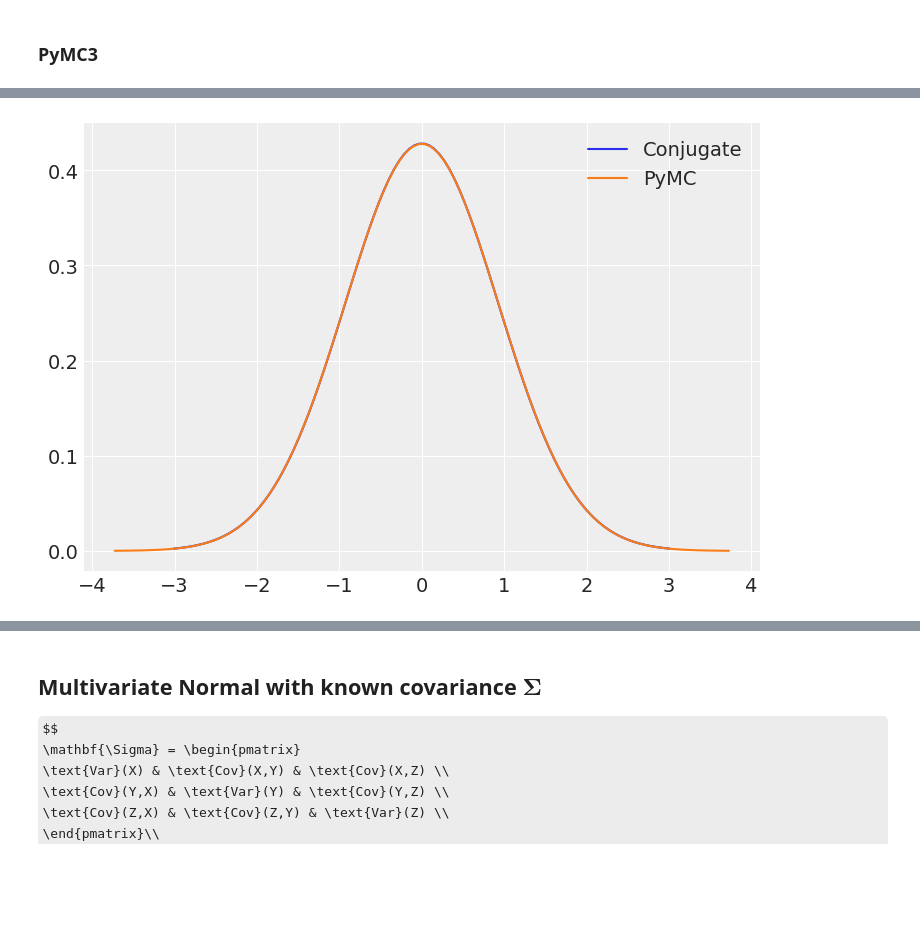
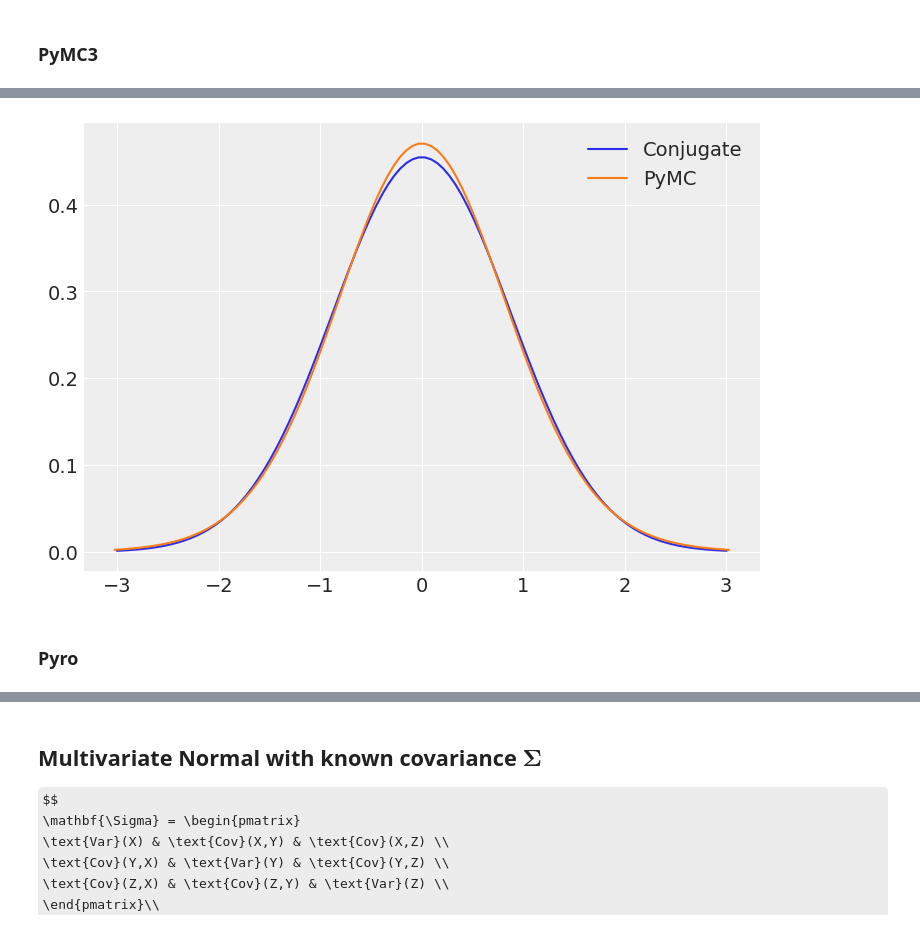
Before and after one commit to patrick-pagni/whats_your_bench, a Jupyter notebook: notebooks/conjugate-priors.ipynb, the cells around one changed output, grey strips where cells are left out. Cells and saved outputs as stored; diff of their text form; code cells hidden in the pictures; some formulas as TeX source; blank space fills up the shorter version.

```diff
--- a/notebooks/conjugate-priors.ipynb
+++ b/notebooks/conjugate-priors.ipynb
@@ -291,10 +291,11 @@ plt.show();
 # %%
 with pm.Model() as m:
     # Priors for unknown model parameters
-    sigma = pm.HalfNormal("sigma", sigma = 1)
+    nu = pm.HalfNormal("nu", sigma = 10)
+    sigma = pm.HalfNormal("sigma", sigma = 10)
 
     # Likelihood
-    obs = pm.Normal("obs", mu = 0, sigma = sigma, observed = X)
+    obs = pm.StudentT("obs", nu = nu, mu = 0, sigma = sigma, observed = X)
 
     idata = pm.sample_prior_predictive()
     idata.extend(pm.sample())
@@ -328,21 +317,23 @@ az.plot_ppc(
 # %%
 post = idata.posterior
 
-post_std = post["sigma"].mean().round(4).values
+post_scale = post["sigma"].mean().values
+post_nu = post["nu"].mean().values
 
 # Exact calculation
 conj_std = np.sqrt(posterior_alpha/(posterior_alpha-2))
 z1 = np.linspace(0-3*conj_std, 0+3*conj_std, 100)
 conj_pred = predictive.pdf(z1)
 
 #Pymc params
-z2 = np.linspace(0 - 4* post_std, 0 + 4*post_std, 100)
-pymc_pred = stats.norm(0, post_std).pdf(z2)
+pymc_pred = stats.t(df = post_nu, loc = 0, scale = post_scale).pdf(z1)
 
 fig, ax = plt.subplots()
 ax.plot(z1, conj_pred, label = "Conjugate")
 ax.plot(z2, pymc_pred, label = "PyMC")
 ax.legend()
 plt.show();
 # %% [output]
-[figure, old version]
+[figure, new version]
+# %% [markdown]
+### Pyro
```
Also changed, not shown: parts of 19 cells of this notebook.
